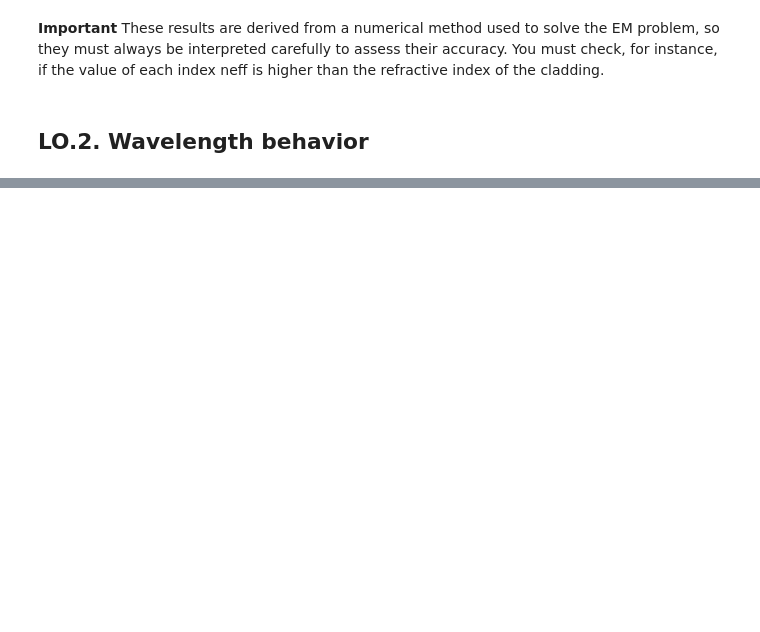
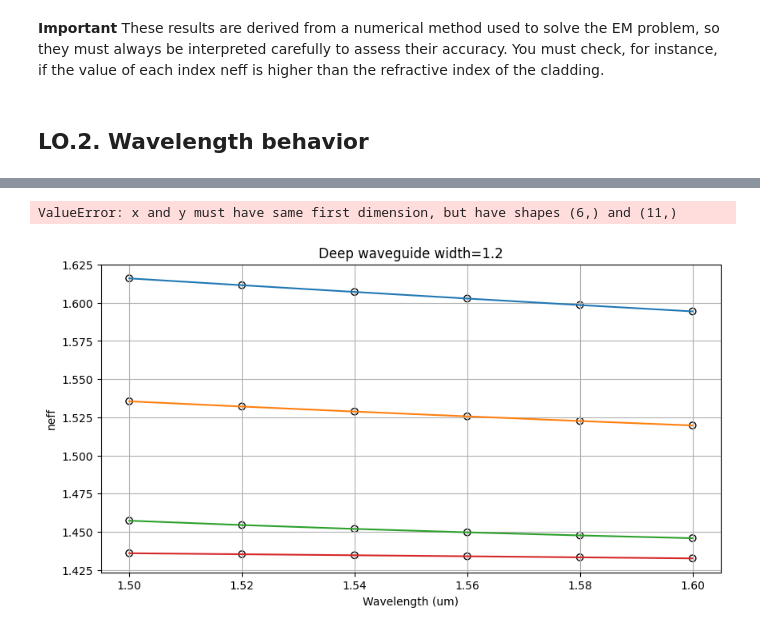
Before and after one commit to davidalcarria/pic-upv-lab0, a Jupyter notebook: 010_MODESOLVER_Student.ipynb, the cells around one changed output, grey strips where cells are left out. Saved outputs shown, nothing was run; the diff lists cells and outputs as text; code cells hidden in the pictures; blank space fills up the shorter version.

```diff
--- a/010_MODESOLVER_Student.ipynb
+++ b/010_MODESOLVER_Student.ipynb
@@ -145,7 +176,7 @@ These results are derived from a numerical method used to solve the EM problem,
 ## LO.2. Wavelength behavior
 # %%
 # The wavelength could be a vector also
-wavelength = ...  # Student code here. Tip np.linspace()
+wavelength = np.linspace(1500,1600,6) * nm  # Student code here. Tip np.linspace()
 
 deep_waveguide = gt.modes.Waveguide(
     wavelength=wavelength,
@@ -177,3 +208,4 @@ plt.grid()
 plt.plot(wavelength, box_index,'k--', label='SiO2 index')
 plt.legend(loc='upper left', bbox_to_anchor=(1, 1))
 plt.tight_layout(rect=[0, 0, 0.85, 1])
+# %% [output]
@@ -179,0 +213,2 @@ plt.tight_layout(rect=[0, 0, 0.85, 1])
+ValueError: x and y must have same first dimension, but have shapes (6,) and (11,)
+[figure, added]
```
Also changed, not shown: parts of 15 cells of this notebook.
